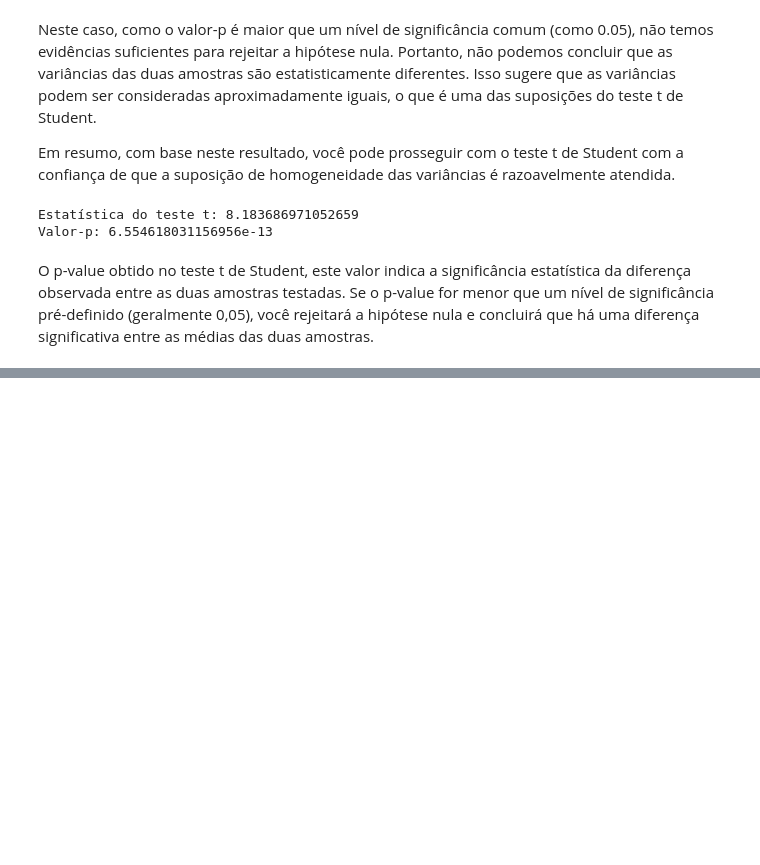
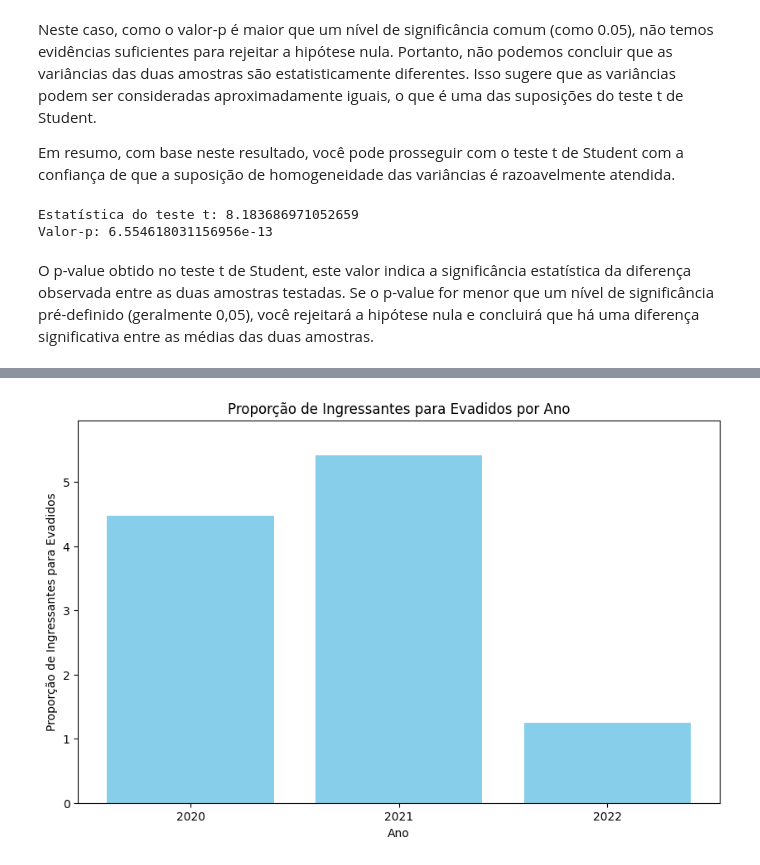
Before and after one commit to psicosleazy-dev/tcc, a Jupyter notebook: start_notebook.ipynb, the cells around one changed output, grey strips where cells are left out. Cells and saved outputs as stored; diff of their text form; code cells hidden in the pictures; blank space fills up the shorter version.

```diff
--- a/start_notebook.ipynb
+++ b/start_notebook.ipynb
@@ -1069,14 +1067,0 @@ Taxa de ingressantes para vinculados
-# %%
-# Supondo que você já tenha carregado seu conjunto de dados em um DataFrame 'df'
-
-# Aplicar a operação de divisão e multiplicação para calcular a porcentagem de ingressantes
-df_filtrado_anos['pct_ingressantes'] = (df_filtrado_anos['Ingressantes'] * 100 / df_filtrado_anos['Vinculados'])
-
-# Selecionar as colunas desejadas
-resultado = df[['Ano', 'Ingressantes', 'Vinculados', 'pct_ingressantes']]
-
-# Filtrar os resultados onde a porcentagem de ingressantes é menor que 100
-resultado = resultado[resultado['pct_ingressantes'] < 100]
-
-# Exibir o resultado
-display(resultado)
@@ -1107,0 +1068,11 @@ Error:
+# %%
+# Calcular a proporção de Ingressantes para Evadidos
+# Usar .loc para adicionar a nova coluna
+display(df_filtrado_anos)
+df_filtrado_anos.loc[:, 'Proporcao_Ingressantes_Evadidos'] = df_filtrado_anos.apply(
+    lambda row: row['Ingressantes'] / row['Evadidos'] if row['Evadidos'] != 0 else None,
+    axis=1
+)
+
+# Exibir o DataFrame atualizado
+print(df_filtrado_anos)
@@ -1107,0 +1096,15 @@ Error:
+# %%
+# Criar um gráfico de barras para a coluna 'Ano' e 'Proporcao_Ingressantes_Evadidos'
+df_filtrado_anos = df_filtrado_anos[df_filtrado_anos['Ano'] != 2023]
+plt.figure(figsize=(10, 6))
+plt.bar(df_filtrado_anos['Ano'], df_filtrado_anos['Proporcao_Ingressantes_Evadidos'], color='skyblue')
+plt.xlabel('Ano')
+plt.ylabel('Proporção de Ingressantes para Evadidos')
+plt.title('Proporção de Ingressantes para Evadidos por Ano')
+plt.xticks(df_filtrado_anos['Ano'])  # Definir os rótulos do eixo x para serem os anos
+plt.ylim(0, max(df_filtrado_anos['Proporcao_Ingressantes_Evadidos']) * 1.1)  # Ajustar o limite do eixo y
+
+# Exibir o gráfico
+plt.show()
+# %% [output]
+[figure, added]
```
Also changed, not shown: parts of 9 cells of this notebook, 1 other file.
